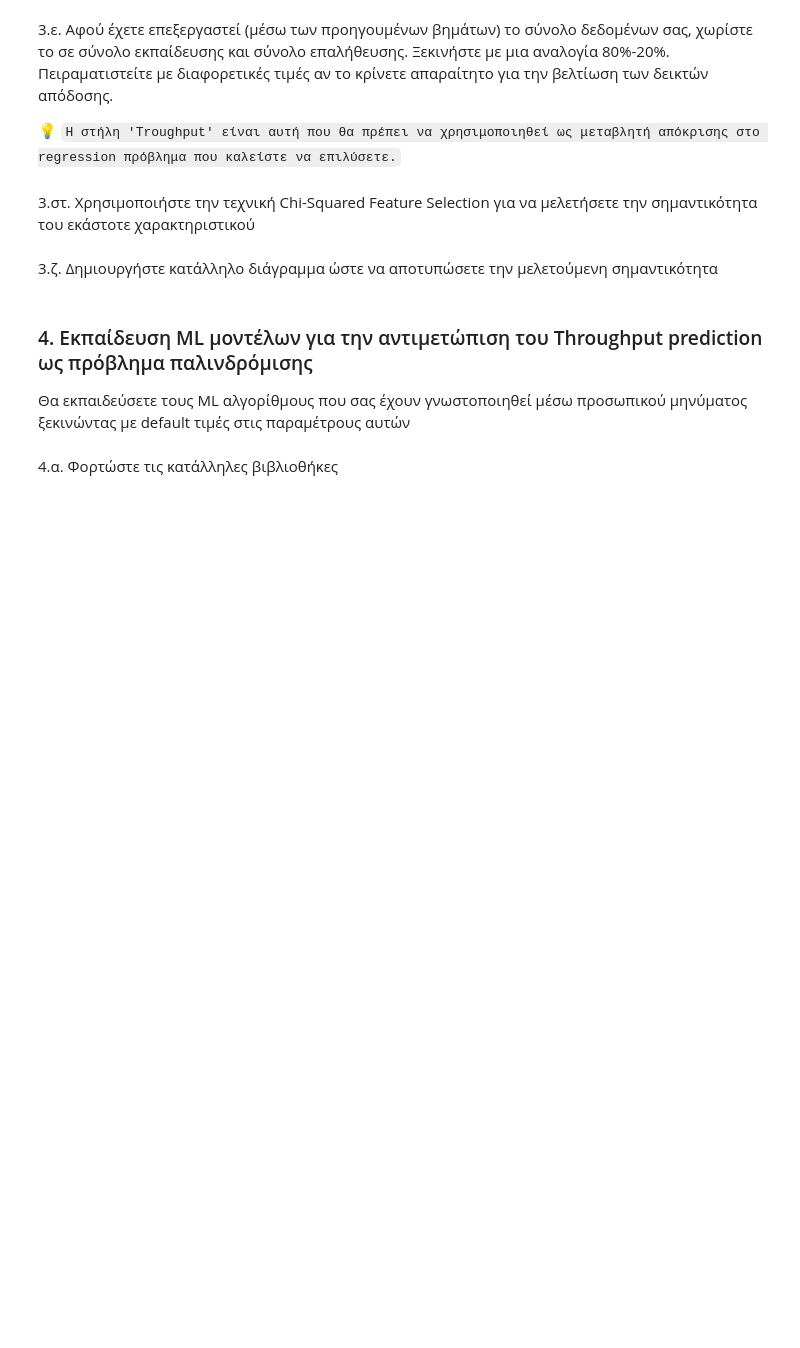
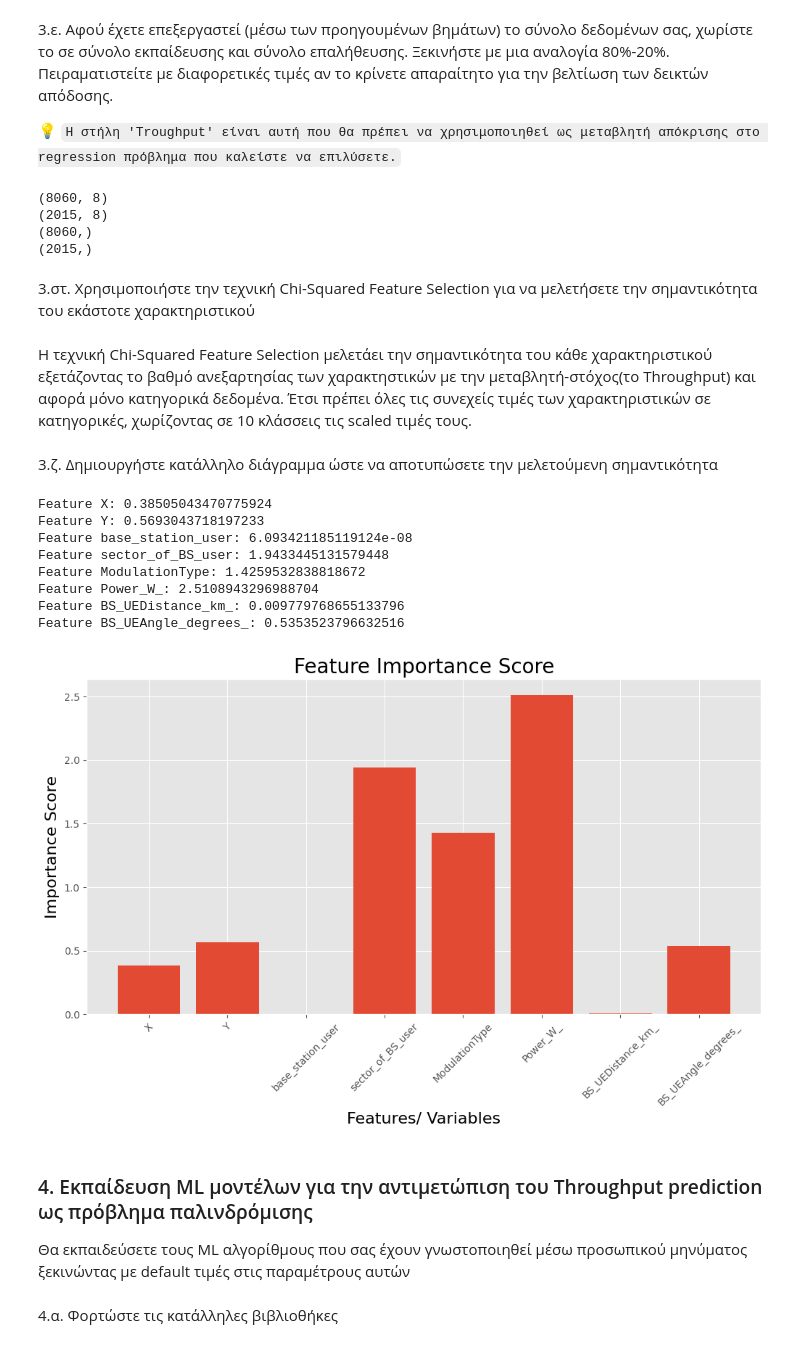
Before and after one commit to nickbrakis/MobileTech-ML, a Jupyter notebook: lab1/mc-ml-lab-1-el18439.ipynb, the cells around one changed output. Drawn from its saved outputs; the diff is of its cells as text; code cells hidden in the pictures; blank space fills up the shorter version.

```diff
--- a/lab1/mc-ml-lab-1-el18439.ipynb
+++ b/lab1/mc-ml-lab-1-el18439.ipynb
@@ -229,3 +239,13 @@ dtype: int64
 3.γ. Υπάρχουν απουσιάζουσες τιμές; Γράψτε κατάλληλο κώδικα ώστε να χειριστείτε αυτές τις τιμές.
 # %% [markdown]
 3.δ. Επιτελέστε κλιμάκωση των χαρακτηριστικών του συνόλου δεδομένων σας (αν την θεωρείτε απαραίτητη). Σε αυτήν την περίπτωση χρησιμοποιήστε τον MimMaxScaler
+# %%
+scaler = MinMaxScaler()
+numerical_features = ['X', 'Y', 'Power_W_', 'BS_UEDistance_km_', 'BS_UEAngle_degrees_']
+df_data[numerical_features] = scaler.fit_transform(df_data[numerical_features])
+# for chi2 feature selection
+discretizer = KBinsDiscretizer(n_bins=10, encode='ordinal', strategy='uniform')
+df_data[numerical_features] = discretizer.fit_transform(df_data[numerical_features])
+
+print(df_data.columns)
+df_data.head()
@@ -233,10 +264,55 @@ dtype: int64
 3.ε. Αφού έχετε επεξεργαστεί (μέσω των προηγουμένων βημάτων) το σύνολο δεδομένων σας, χωρίστε το σε σύνολο εκπαίδευσης και σύνολο επαλήθευσης. Ξεκινήστε με μια αναλογία 80%-20%. Πειραματιστείτε με διαφορετικές τιμές αν το κρίνετε απαραίτητο για την βελτίωση των δεικτών απόδοσης.
 
 💡 `Η στήλη 'Troughput' είναι αυτή που θα πρέπει να χρησιμοποιηθεί ως μεταβλητή απόκρισης στο regression πρόβλημα που καλείστε να επιλύσετε.`
+# %%
+X = df_data.drop(['Throughput_Mbps_', 'Throughput_cat'], axis=1)
+y = df_data['Throughput_cat']
+X_train, X_test, y_train, y_test = train_test_split(X, y, test_size = 0.2, random_state=42)
+print(X_train.shape)
+print(X_test.shape)
+print(y_train.shape)
+print(y_test.shape)
+# %% [output]
+(8060, 8)
+(2015, 8)
+(8060,)
+(2015,)
 # %% [markdown]
 3.στ. Χρησιμοποιήστε την τεχνική Chi-Squared Feature Selection για να μελετήσετε την σημαντικότητα του εκάστοτε χαρακτηριστικού
+# %% [markdown]
+Η τεχνική Chi-Squared Feature Selection μελετάει την σημαντικότητα του κάθε χαρακτηριστικού εξετάζοντας το βαθμό ανεξαρτησίας των χαρακτηστικών με την μεταβλητή-στόχος(το Throughput) και αφορά μόνο κατηγορικά δεδομένα. Έτσι πρέπει όλες τις συνεχείς τιμές των χαρακτηριστικών σε κατηγορικές, χωρίζοντας σε 10 κλάσσεις τις scaled τιμές τους.
+# %%
+def select_features(X_train, y_train, X_test):
+    fs = SelectKBest(score_func=chi2, k='all')
+    fs.fit(X_train, y_train)
+    X_train_fs = fs.transform(X_train)
+    X_test_fs = fs.transform(X_test)
+    return X_train_fs, X_test_fs, fs
+# %%
+X_train_fs, X_test_fs, fs = select_features(X_train, y_train, X_test)
 # %% [markdown]
 3.ζ. Δημιουργήστε κατάλληλο διάγραμμα ώστε να αποτυπώσετε την μελετούμενη σημαντικότητα
+# %%
+for i in range(len(fs.scores_)):
+    print(f'Feature {fs.feature_names_in_[i]}: {fs.scores_[i]}')
+# plot the scores
+plt.figure(figsize = (12,6))
+plt.bar([fs.feature_names_in_[i] for i in range(len(fs.scores_))], fs.scores_)
+plt.title("Feature Importance Score", size = 20)
+plt.xticks(rotation=45)
+plt.xlabel("Features/ Variables", size = 16, color = "black")
+plt.ylabel("Importance Score", size = 16, color = "black")
+plt.show()
+# %% [output]
+Feature X: 0.38505043470775924
+Feature Y: 0.5693043718197233
+Feature base_station_user: 6.093421185119124e-08
+Feature sector_of_BS_user: 1.9433445131579448
+Feature ModulationType: 1.4259532838818672
+Feature Power_W_: 2.5108943296988704
+Feature BS_UEDistance_km_: 0.009779768655133796
+Feature BS_UEAngle_degrees_: 0.5353523796632516
+[figure, added]
 # %% [markdown]
 ### 4. Εκπαίδευση ML μοντέλων για την αντιμετώπιση του Throughput prediction ως πρόβλημα παλινδρόμισης
 
```
Also changed, not shown: parts of 29 cells of this notebook.
